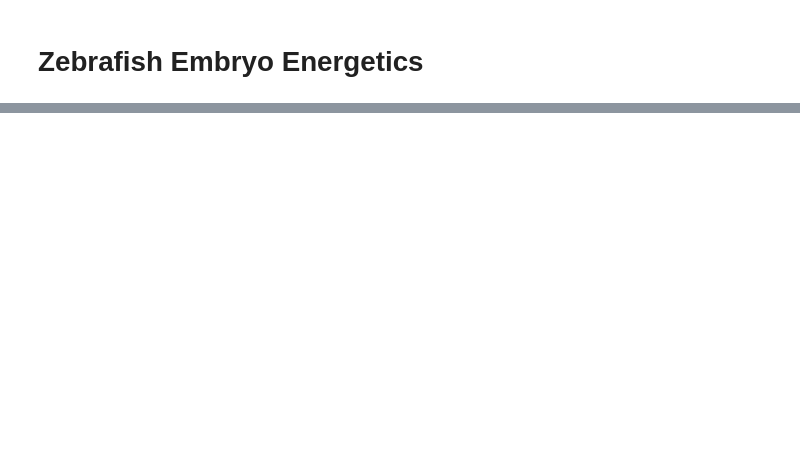
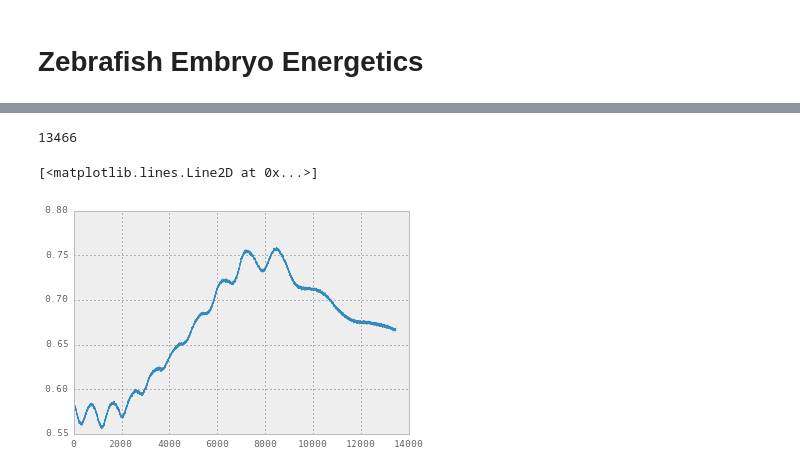
Before and after one commit to hugobowne/zebrafish_embryogenesis_energetics, a Jupyter notebook: ZF_energetics_notes.ipynb, the cells around one changed output, grey strips where cells are left out. Saved outputs shown, nothing was run; the diff lists cells and outputs as text; code cells hidden in the pictures; blank space fills up the shorter version.

```diff
--- a/ZF_energetics_notes.ipynb
+++ b/ZF_energetics_notes.ipynb
@@ -52,0 +115,9 @@ indmin
+# %%
+s1 = s[~np.isnan(s)]
+print sum(~np.isnan(s))
+xs = range(0,len(s1))
+#plt.plot(xs,s1)
+# %% [output]
+13466
+[<matplotlib.lines.Line2D at 0x...>]
+[figure, added]
```
Also changed, not shown: parts of 26 cells of this notebook.
